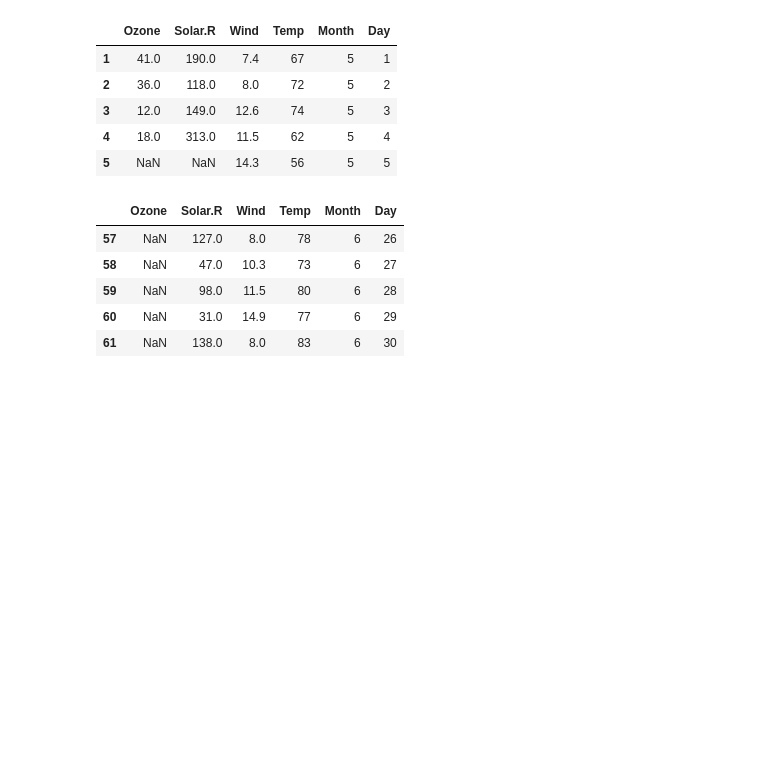
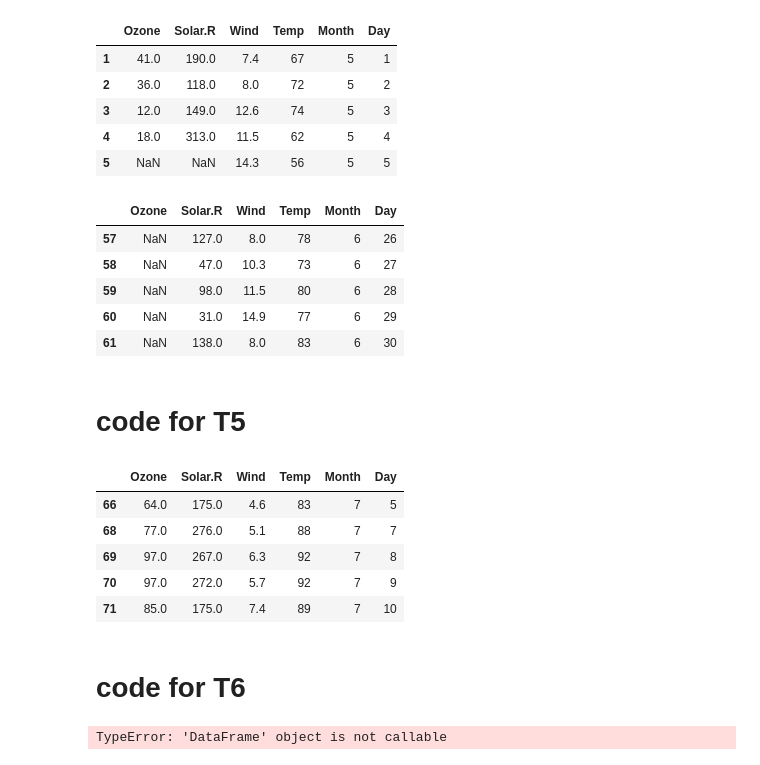
Before and after one commit to SuroorAhmed/Python, a Jupyter notebook: Assignment3.ipynb, the cells around one changed output. Cells and saved outputs as stored; diff of their text form; code cells hidden in the pictures; blank space fills up the shorter version.

```diff
--- a/Assignment3.ipynb
+++ b/Assignment3.ipynb
@@ -254,3 +257,33 @@ df_sel.tail()
 | 59 | NaN | 98.0 | 11.5 | 80 | 6 | 28 |
 | 60 | NaN | 31.0 | 14.9 | 77 | 6 | 29 |
 | 61 | NaN | 138.0 | 8.0 | 83 | 6 | 30 |
+# %% [markdown]
+# code for T5
+# %%
+# Filter rows where Ozone > 100 and Temp >= 85
+df_ozone_temp = df[(df['Ozone'] > 100) & (df['Temp'] >= 85)]
+# %%
+#Filter rows where Solar.R is missing
+df_solar_missing = df[df['Solar.R'].isna()]
+# %%
+# Filter rows for July (Month = 7) with Ozone between 50 and 100 (inclusive)
+df_july_ozone = df[(df['Month'] == 7) & df['Ozone'].between(50, 100)]
+# %%
+# View results
+df_ozone_temp.head()
+df_solar_missing.head()
+df_july_ozone.head()
+# %% [output]
+|  | Ozone | Solar.R | Wind | Temp | Month | Day |
+| 66 | 64.0 | 175.0 | 4.6 | 83 | 7 | 5 |
+| 68 | 77.0 | 276.0 | 5.1 | 88 | 7 | 7 |
+| 69 | 97.0 | 267.0 | 6.3 | 92 | 7 | 8 |
+| 70 | 97.0 | 272.0 | 5.7 | 92 | 7 | 9 |
+| 71 | 85.0 | 175.0 | 7.4 | 89 | 7 | 10 |
+# %% [markdown]
+# code for T6
+# %%
+# Sorting
+df_ozone_temp(by=['Ozone', 'Temp'], ascending=['Temp'])
+# %% [output]
+TypeError: 'DataFrame' object is not callable
```
Also changed, not shown: parts of 6 cells of this notebook.
